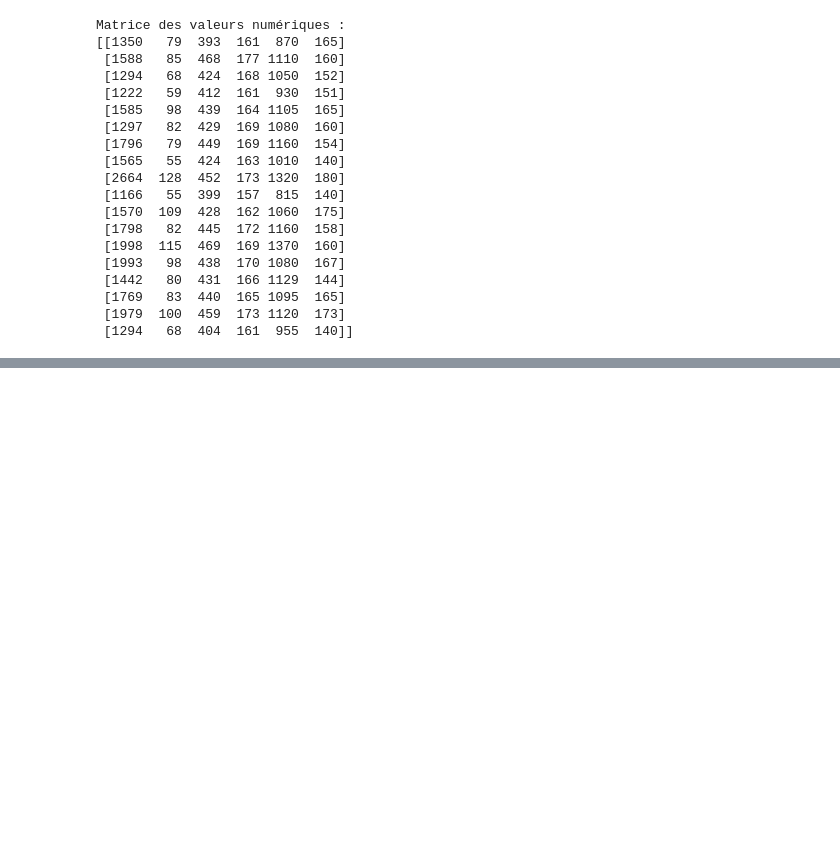
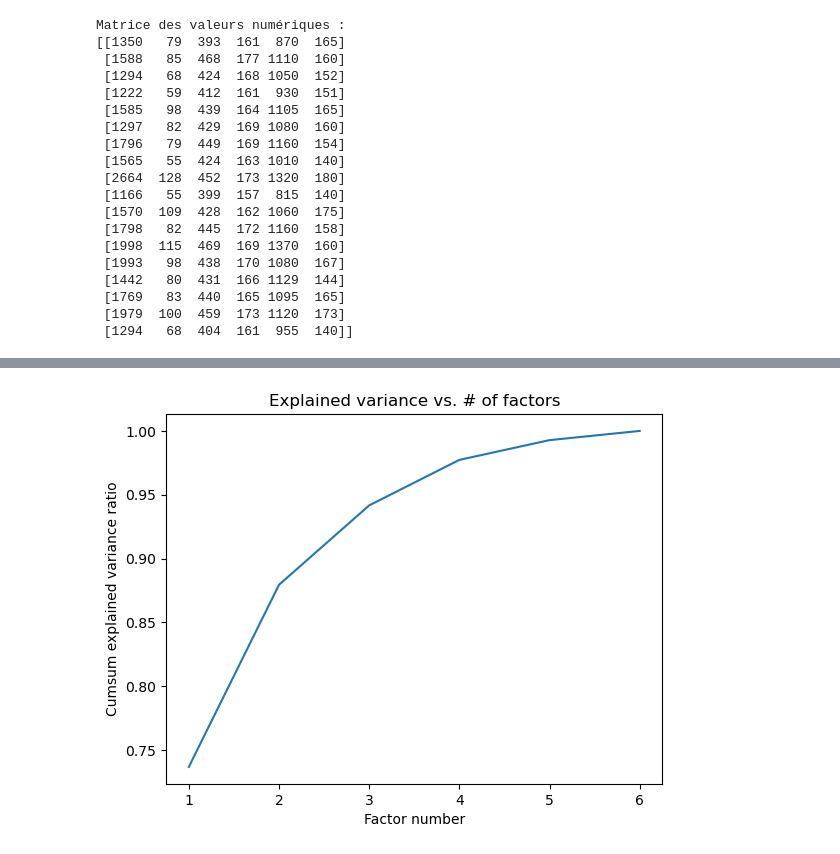
Before and after one commit to bytegajja/ACP-avec-python, a Jupyter notebook: ACP WITH PYTHON .ipynb, the cells around one changed output, grey strips where cells are left out. Cells and saved outputs as stored; diff of their text form; code cells hidden in the pictures; blank space fills up the shorter version.

```diff
--- a/ACP WITH PYTHON .ipynb
+++ b/ACP WITH PYTHON .ipynb
@@ -179,0 +251,9 @@ NameError: name 'numpy' is not defined
+# %%
+#cumul de variance expliquée
+plt.plot(np.arange(1,p+1),np.cumsum(acp.explained_variance_ratio_))
+plt.title("Explained variance vs. # of factors")
+plt.ylabel("Cumsum explained variance ratio")
+plt.xlabel("Factor number")
+plt.show()
+# %% [output]
+[figure, added]
```
Also changed, not shown: parts of 25 cells of this notebook.
